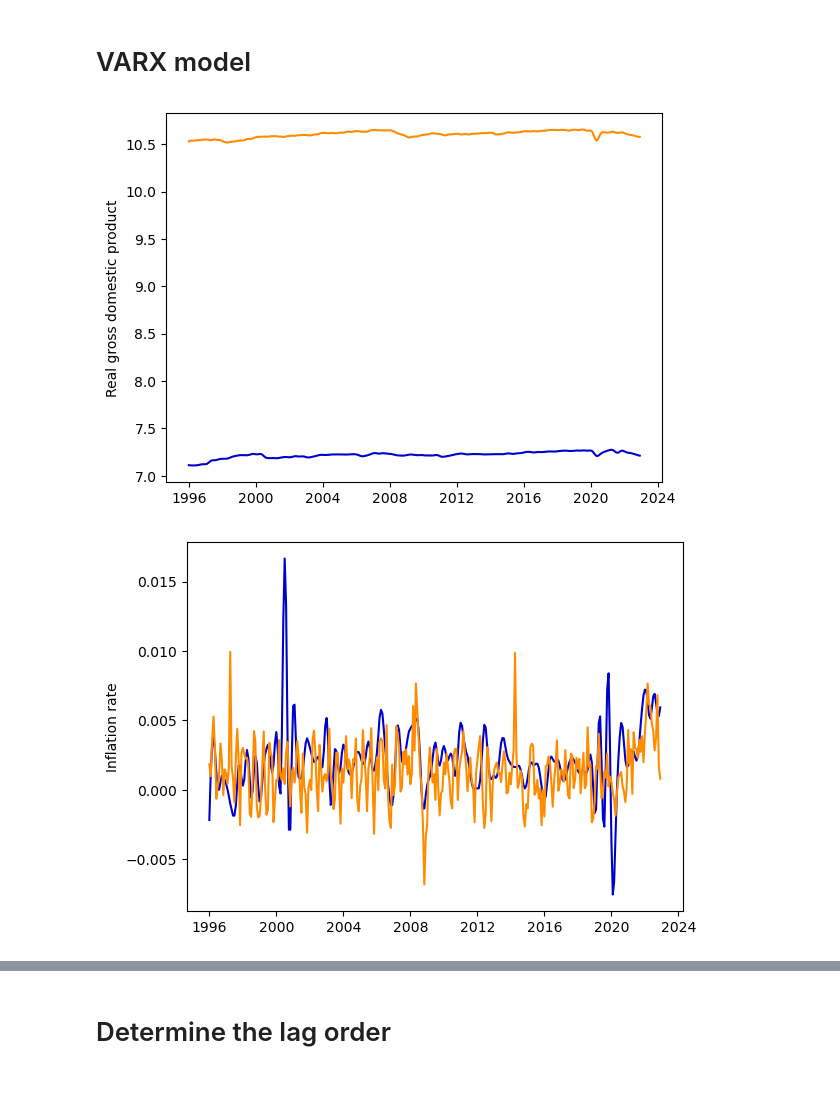
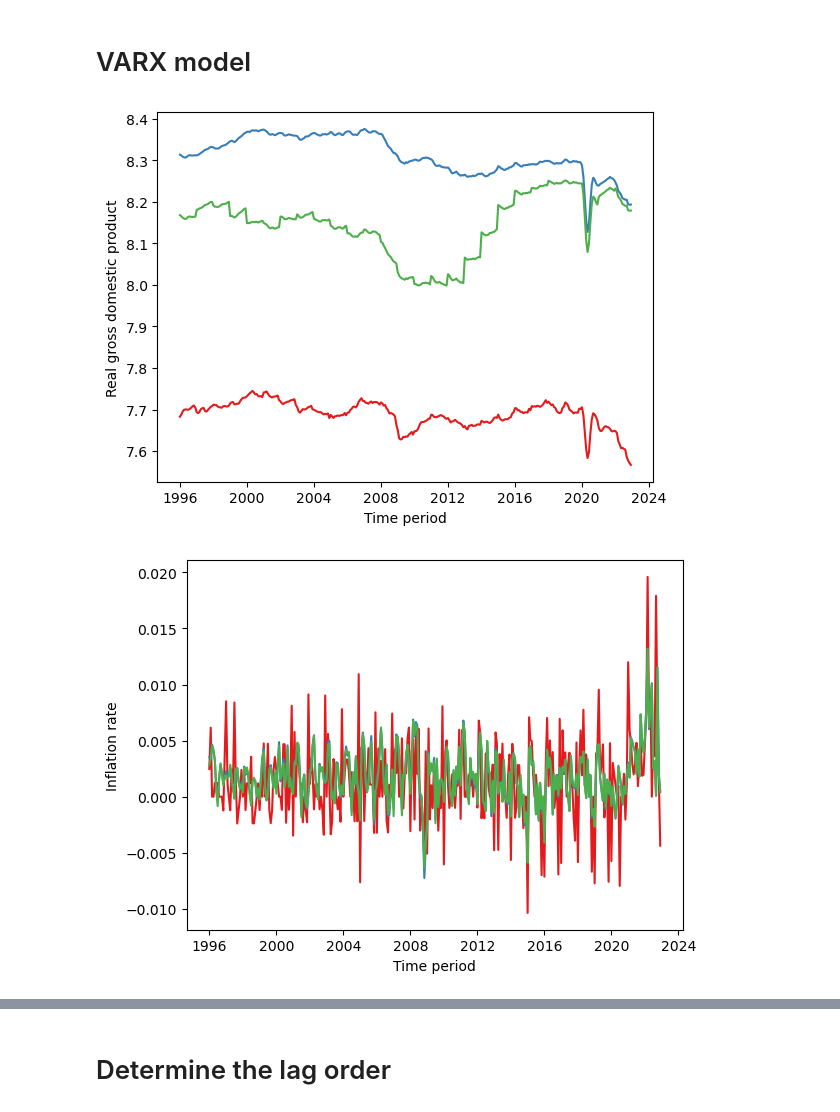
Before and after one commit to JochemvdBosch/GVAR_modeling, a Jupyter notebook: GVAR_code.ipynb, the cells around one changed output, grey strips where cells are left out. Saved outputs shown, nothing was run; the diff lists cells and outputs as text; code cells hidden in the pictures; blank space fills up the shorter version.

```diff
--- a/GVAR_code.ipynb
+++ b/GVAR_code.ipynb
@@ -116,6 +135,6 @@ df_trade_year[2000]
 # %%
 # Define the normal trade weight (which is an average of the last three years)
-df_trade = (df_trade_year[1993] + df_trade_year[1994] + df_trade_year[1995])/3
+df_trade = (df_trade_year[2020] + df_trade_year[2021] + df_trade_year[2022])/3
 
 # Potentially save this trade matrix
 # df_trade.to_excel(path + "saved_values.xlsx")
@@ -140,19 +159,25 @@ df_trade
 # %% [markdown]
 # VARX model
 # %%
-# Define the country
-country = 'Australia'
+# Define a country
+country = 'Germany'
+
+sns.set_palette("Set1")
 
 # Define the x_it and x_star for a country
 x_it = df[country].T
-x_star = sum(df[foreign_country].T * df_trade.loc[country][foreign_country] for foreign_country in country_list)
+x_star_fixed = sum(df[foreign_country].T * df_trade.loc[country][foreign_country] for foreign_country in country_list)
+x_star_vary = pd.concat([sum(df[foreign_country].T.loc[str(year)] * ((df_trade_year[year-1]+df_trade_year[year-2]+df_trade_year[year-3])/3).loc[country][foreign_country] for foreign_country in country_list) for year in year_list[3:]])
 
 # Plot x_it and x_star for every variable
 for i in range(len(variable_list)):
-    sns.lineplot(x_it[variable_list[i]],c='mediumblue')
-    sns.lineplot(x_star[variable_list[i]],c='darkorange')
+    sns.lineplot(x_it[variable_list[i]])
+    sns.lineplot(x_star_fixed[variable_list[i]])
+    sns.lineplot(x_star_vary[variable_list[i]])
+
+    plt.xlabel("Time period")
     plt.ylabel(ext_variable_list[i])
     plt.show()
 # %% [output]
-[figure, old version]
+[figure, new version]
-[figure, old version]
+[figure, new version]
```
Also changed, not shown: parts of 46 cells of this notebook.
